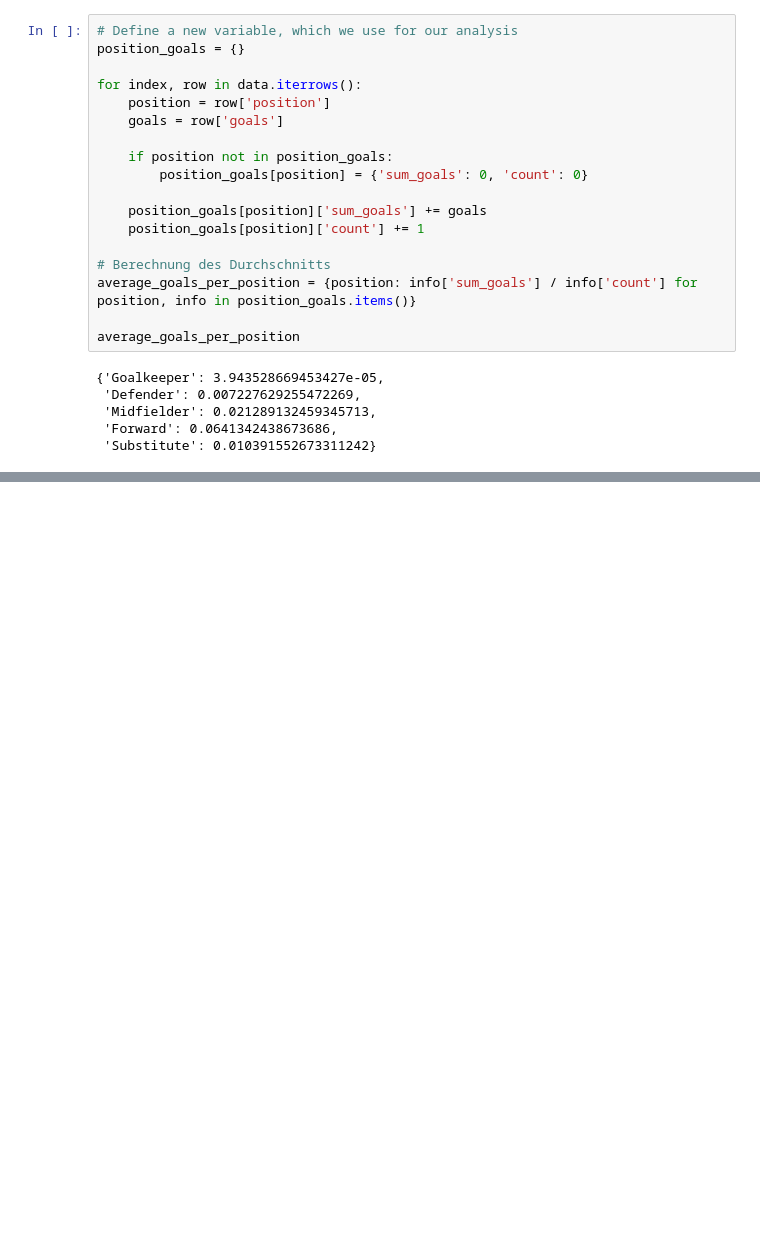
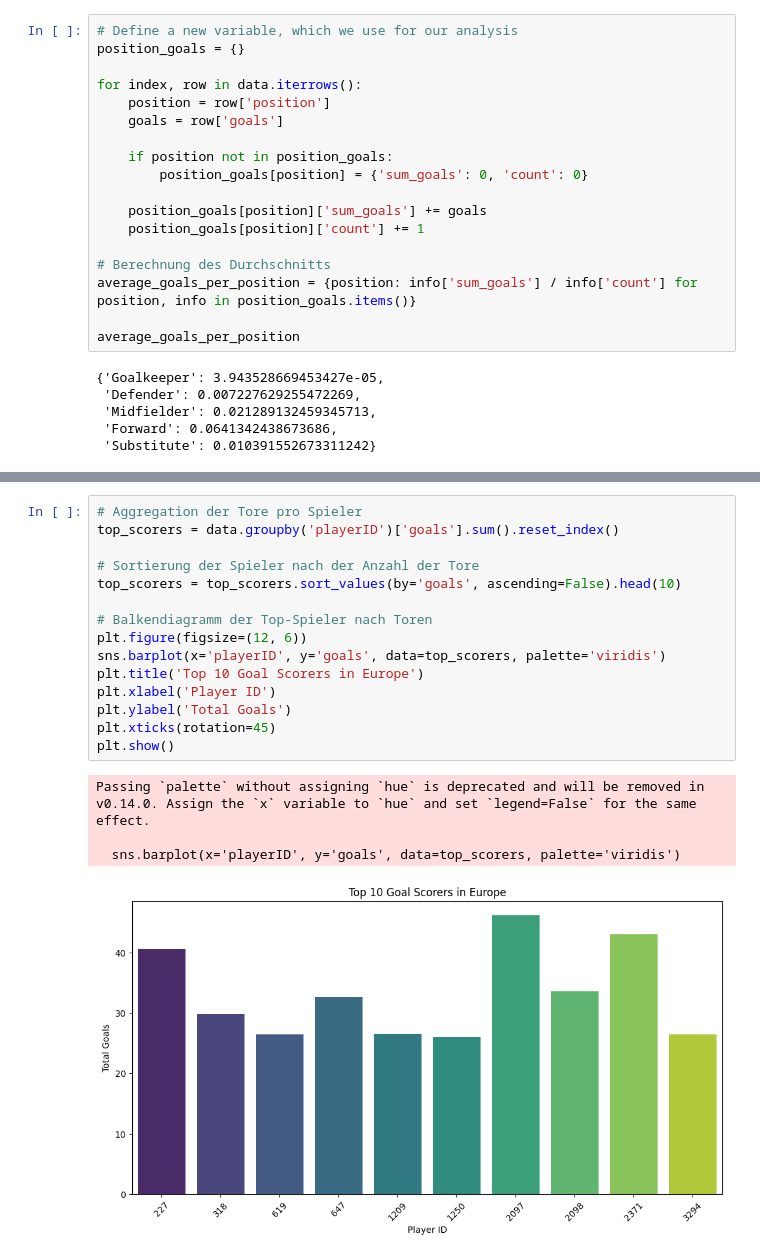
Before and after one commit to hariis-00/group_work, a Jupyter notebook: Data.ipynb, the cells around one changed output, grey strips where cells are left out. Drawn from its saved outputs; the diff is of its cells as text; blank space fills up the shorter version.

```diff
--- a/Data.ipynb
+++ b/Data.ipynb
@@ -130,0 +209,20 @@ average_goals_per_position
+# %%
+# Aggregation der Tore pro Spieler
+top_scorers = data.groupby('playerID')['goals'].sum().reset_index()
+
+# Sortierung der Spieler nach der Anzahl der Tore
+top_scorers = top_scorers.sort_values(by='goals', ascending=False).head(10)
+
+# Balkendiagramm der Top-Spieler nach Toren
+plt.figure(figsize=(12, 6))
+sns.barplot(x='playerID', y='goals', data=top_scorers, palette='viridis')
+plt.title('Top 10 Goal Scorers in Europe')
+plt.xlabel('Player ID')
+plt.ylabel('Total Goals')
+plt.xticks(rotation=45)
+plt.show()
+# %% [output]
+Passing `palette` without assigning `hue` is deprecated and will be removed in v0.14.0. Assign the `x` variable to `hue` and set `legend=False` for the same effect.
+
+  sns.barplot(x='playerID', y='goals', data=top_scorers, palette='viridis')
+[figure, added]
```
Also changed, not shown: parts of 7 cells of this notebook, 1 other file.
